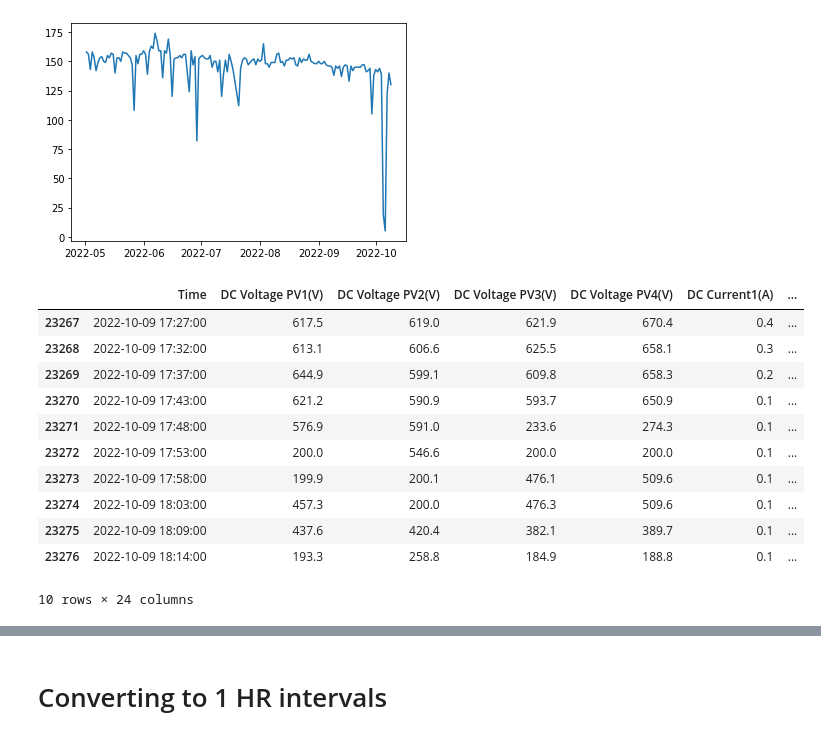
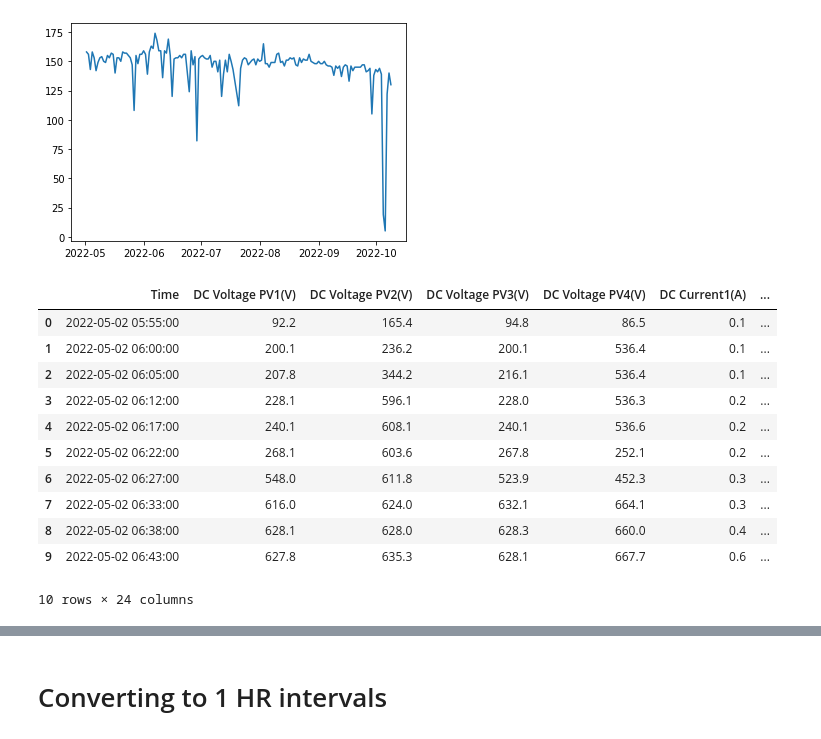
Before and after one commit to AksharaReddyPatlannagari/MAJOR-PROJECT, a Jupyter notebook: processing.ipynb, the cells around one changed output, grey strips where cells are left out. Drawn from its saved outputs; the diff is of its cells as text; code cells hidden in the pictures.

```diff
--- a/processing.ipynb
+++ b/processing.ipynb
@@ -307,17 +323,17 @@ plt.show()
 # %% [output]
 [figure]
 # %%
-d.tail(10)
+d.head(10)
 # %% [output]
 |  | Time | DC Voltage PV1(V) | DC Voltage PV2(V) | DC Voltage PV3(V) | DC Voltage PV4(V) | DC Current1(A) | ... |
-| 23267 | 2022-10-09 17:27:00 | 617.5 | 619.0 | 621.9 | 670.4 | 0.4 | ... |
-| 23268 | 2022-10-09 17:32:00 | 613.1 | 606.6 | 625.5 | 658.1 | 0.3 | ... |
-| 23269 | 2022-10-09 17:37:00 | 644.9 | 599.1 | 609.8 | 658.3 | 0.2 | ... |
-| 23270 | 2022-10-09 17:43:00 | 621.2 | 590.9 | 593.7 | 650.9 | 0.1 | ... |
-| 23271 | 2022-10-09 17:48:00 | 576.9 | 591.0 | 233.6 | 274.3 | 0.1 | ... |
-| 23272 | 2022-10-09 17:53:00 | 200.0 | 546.6 | 200.0 | 200.0 | 0.1 | ... |
-| 23273 | 2022-10-09 17:58:00 | 199.9 | 200.1 | 476.1 | 509.6 | 0.1 | ... |
-| 23274 | 2022-10-09 18:03:00 | 457.3 | 200.0 | 476.3 | 509.6 | 0.1 | ... |
-| 23275 | 2022-10-09 18:09:00 | 437.6 | 420.4 | 382.1 | 389.7 | 0.1 | ... |
-| 23276 | 2022-10-09 18:14:00 | 193.3 | 258.8 | 184.9 | 188.8 | 0.1 | ... |
+| 0 | 2022-05-02 05:55:00 | 92.2 | 165.4 | 94.8 | 86.5 | 0.1 | ... |
+| 1 | 2022-05-02 06:00:00 | 200.1 | 236.2 | 200.1 | 536.4 | 0.1 | ... |
+| 2 | 2022-05-02 06:05:00 | 207.8 | 344.2 | 216.1 | 536.4 | 0.1 | ... |
+| 3 | 2022-05-02 06:12:00 | 228.1 | 596.1 | 228.0 | 536.3 | 0.2 | ... |
+| 4 | 2022-05-02 06:17:00 | 240.1 | 608.1 | 240.1 | 536.6 | 0.2 | ... |
+| 5 | 2022-05-02 06:22:00 | 268.1 | 603.6 | 267.8 | 252.1 | 0.2 | ... |
+| 6 | 2022-05-02 06:27:00 | 548.0 | 611.8 | 523.9 | 452.3 | 0.3 | ... |
+| 7 | 2022-05-02 06:33:00 | 616.0 | 624.0 | 632.1 | 664.1 | 0.3 | ... |
+| 8 | 2022-05-02 06:38:00 | 628.1 | 628.0 | 628.3 | 660.0 | 0.4 | ... |
+| 9 | 2022-05-02 06:43:00 | 627.8 | 635.3 | 628.1 | 667.7 | 0.6 | ... |
 10 rows × 24 columns
```
Also changed, not shown: parts of 2 cells of this notebook.
